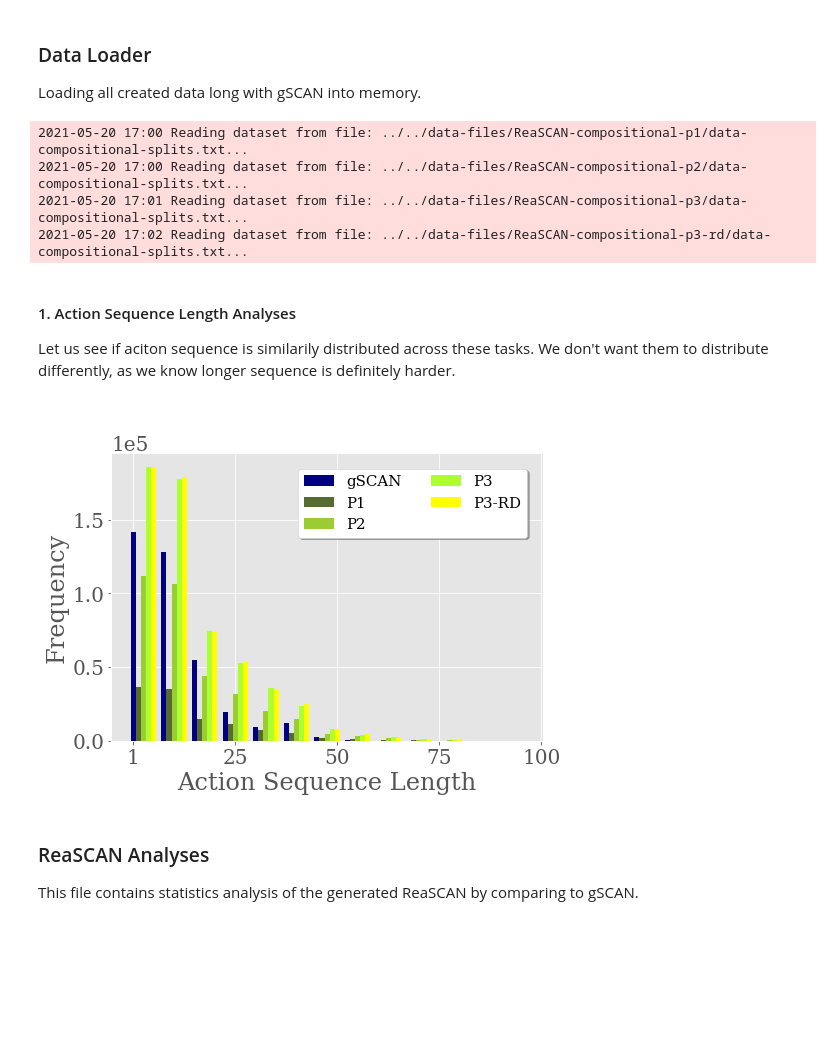
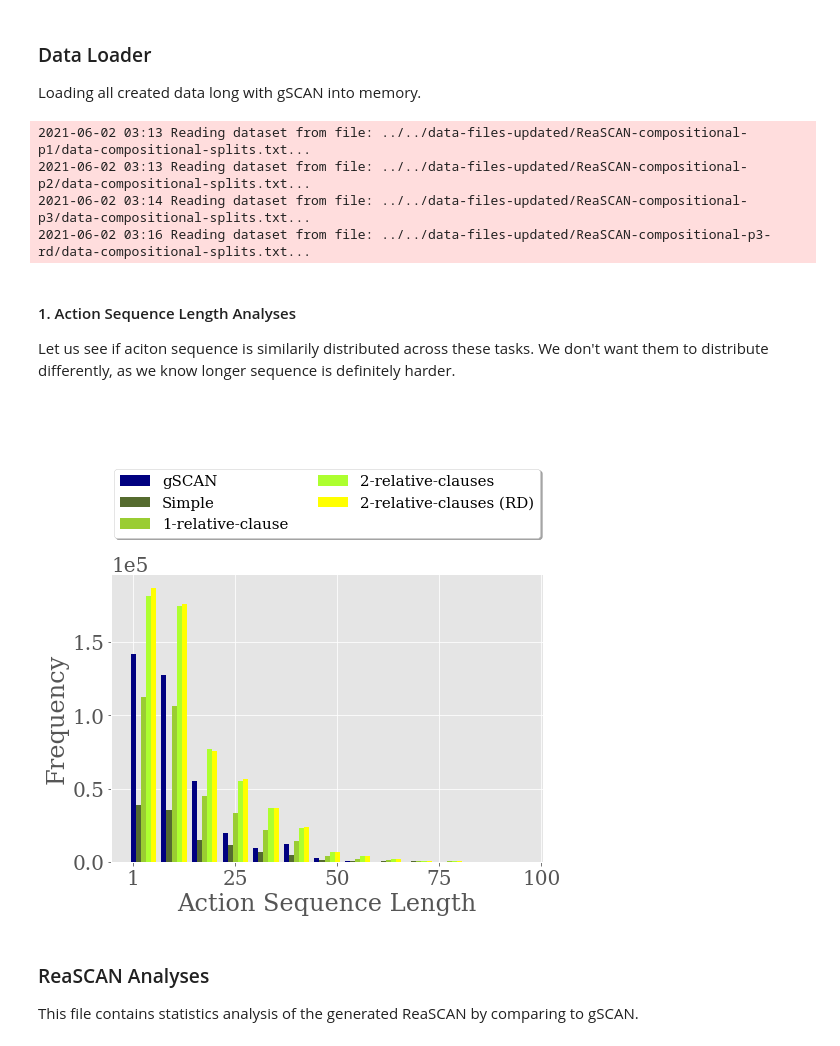
Before and after one commit to frankaging/Reason-SCAN, a Jupyter notebook: code/dataset/ReaSCAN-analysis.ipynb, the cells around one changed output. Cells and saved outputs as stored; diff of their text form; code cells hidden in the pictures; blank space fills up the shorter version.

```diff
--- a/code/dataset/ReaSCAN-analysis.ipynb
+++ b/code/dataset/ReaSCAN-analysis.ipynb
@@ -73,28 +74,28 @@ external_data_dir = "../../data-files/"
 Loading all created data long with gSCAN into memory.
 # %%
 gSCAN_data_file = "gSCAN-compositional_splits/dataset.txt"
-gSCAN_data_json = json.load(open(os.path.join("../../data-files/", gSCAN_data_file)))
+gSCAN_data_json = json.load(open(os.path.join("../../data-files-updated/", gSCAN_data_file)))
 # %%
-p1_path_to_data = "../../data-files/ReaSCAN-compositional-p1/data-compositional-splits.txt"
+p1_path_to_data = "../../data-files-updated/ReaSCAN-compositional-p1/data-compositional-splits.txt"
 logger.info(f"Reading dataset from file: {p1_path_to_data}...")
 p1_data_json = json.load(open(p1_path_to_data, "r"))
 
-p2_path_to_data = "../../data-files/ReaSCAN-compositional-p2/data-compositional-splits.txt"
+p2_path_to_data = "../../data-files-updated/ReaSCAN-compositional-p2/data-compositional-splits.txt"
 logger.info(f"Reading dataset from file: {p2_path_to_data}...")
 p2_data_json = json.load(open(p2_path_to_data, "r"))
 
-p3_path_to_data = "../../data-files/ReaSCAN-compositional-p3/data-compositional-splits.txt"
+p3_path_to_data = "../../data-files-updated/ReaSCAN-compositional-p3/data-compositional-splits.txt"
 logger.info(f"Reading dataset from file: {p3_path_to_data}...")
 p3_data_json = json.load(open(p3_path_to_data, "r"))
 
-p3_rd_path_to_data = "../../data-files/ReaSCAN-compositional-p3-rd/data-compositional-splits.txt"
+p3_rd_path_to_data = "../../data-files-updated/ReaSCAN-compositional-p3-rd/data-compositional-splits.txt"
 logger.info(f"Reading dataset from file: {p3_rd_path_to_data}...")
 p3_rd_data_json = json.load(open(p3_rd_path_to_data, "r"))
 # %% [output]
-2021-05-20 17:00 Reading dataset from file: ../../data-files/ReaSCAN-compositional-p1/data-compositional-splits.txt...
-2021-05-20 17:00 Reading dataset from file: ../../data-files/ReaSCAN-compositional-p2/data-compositional-splits.txt...
-2021-05-20 17:01 Reading dataset from file: ../../data-files/ReaSCAN-compositional-p3/data-compositional-splits.txt...
-2021-05-20 17:02 Reading dataset from file: ../../data-files/ReaSCAN-compositional-p3-rd/data-compositional-splits.txt...
+2021-06-02 03:13 Reading dataset from file: ../../data-files-updated/ReaSCAN-compositional-p1/data-compositional-splits.txt...
+2021-06-02 03:13 Reading dataset from file: ../../data-files-updated/ReaSCAN-compositional-p2/data-compositional-splits.txt...
+2021-06-02 03:14 Reading dataset from file: ../../data-files-updated/ReaSCAN-compositional-p3/data-compositional-splits.txt...
+2021-06-02 03:16 Reading dataset from file: ../../data-files-updated/ReaSCAN-compositional-p3-rd/data-compositional-splits.txt...
 # %% [markdown]
 #### 1. Action Sequence Length Analyses
 Let us see if aciton sequence is similarily distributed across these tasks. We don't want them to distribute differently, as we know longer sequence is definitely harder.
@@ -143,31 +144,31 @@ p3_rd_freq_list = get_freq_list(p3_rd_action_lengths)
 # %%
 import numpy as np
 import matplotlib.pyplot as plt
 plt.style.use("ggplot")
 plt.rcParams["font.family"] = "DejaVu Serif"
 font = {'family' : 'DejaVu Serif',
         'size'   : 20}
 plt.rc('font', **font)
 
 X = np.arange(len(p2_freq_list))
 X = X*1.5
 fig = plt.figure(figsize=(6, 4))
 ax = fig.add_axes([0,0,1,1])
 ax.bar(X + 0.00, gSCAN_freq_list, color = 'navy', width = 0.25, label='gSCAN')
-ax.bar(X + 0.25, p1_freq_list, color = 'darkolivegreen', width = 0.25, label='P1')
-ax.bar(X + 0.50, p2_freq_list, color = 'yellowgreen', width = 0.25, label='P2')
-ax.bar(X + 0.75, p3_freq_list, color = 'greenyellow', width = 0.25, label='P3')
-ax.bar(X + 1.0, p3_rd_freq_list, color = 'yellow', width = 0.25, label='P3-RD')
+ax.bar(X + 0.25, p1_freq_list, color = 'darkolivegreen', width = 0.25, label='Simple')
+ax.bar(X + 0.50, p2_freq_list, color = 'yellowgreen', width = 0.25, label='1-relative-clause')
+ax.bar(X + 0.75, p3_freq_list, color = 'greenyellow', width = 0.25, label='2-relative-clauses')
+ax.bar(X + 1.0, p3_rd_freq_list, color = 'yellow', width = 0.25, label='2-relative-clauses (RD)')
 plt.ticklabel_format(axis='y', style='sci', scilimits=(0,0))
-fig.legend(loc='upper right', bbox_to_anchor=(1.15,1.18), facecolor='white',
+fig.legend(loc='upper right', bbox_to_anchor=(1.18,1.6), facecolor='white',
            ncol=2, fancybox=True, shadow=True, fontsize=15)
 ax.set_ylabel('Frequency')
 ax.set_xlabel('Action Sequence Length')
 plt.xticks([0,5,10,15,20], ["1", "25", "50", "75", "100"])
 # plt.show()
-plt.savefig("../../data-files/Analysis-Result/action_sequence_length",dpi=1000, bbox_inches='tight')
+plt.savefig("../../data-files-updated/Analysis-Result/action_sequence_length",dpi=1000, bbox_inches='tight')
 # %% [output]
-[figure, old version]
+[figure, new version]
 # %% [markdown]
 ### ReaSCAN Analyses
 This file contains statistics analysis of the generated ReaSCAN by comparing to gSCAN.
```
Also changed, not shown: parts of 8 cells of this notebook, 1 other file.
